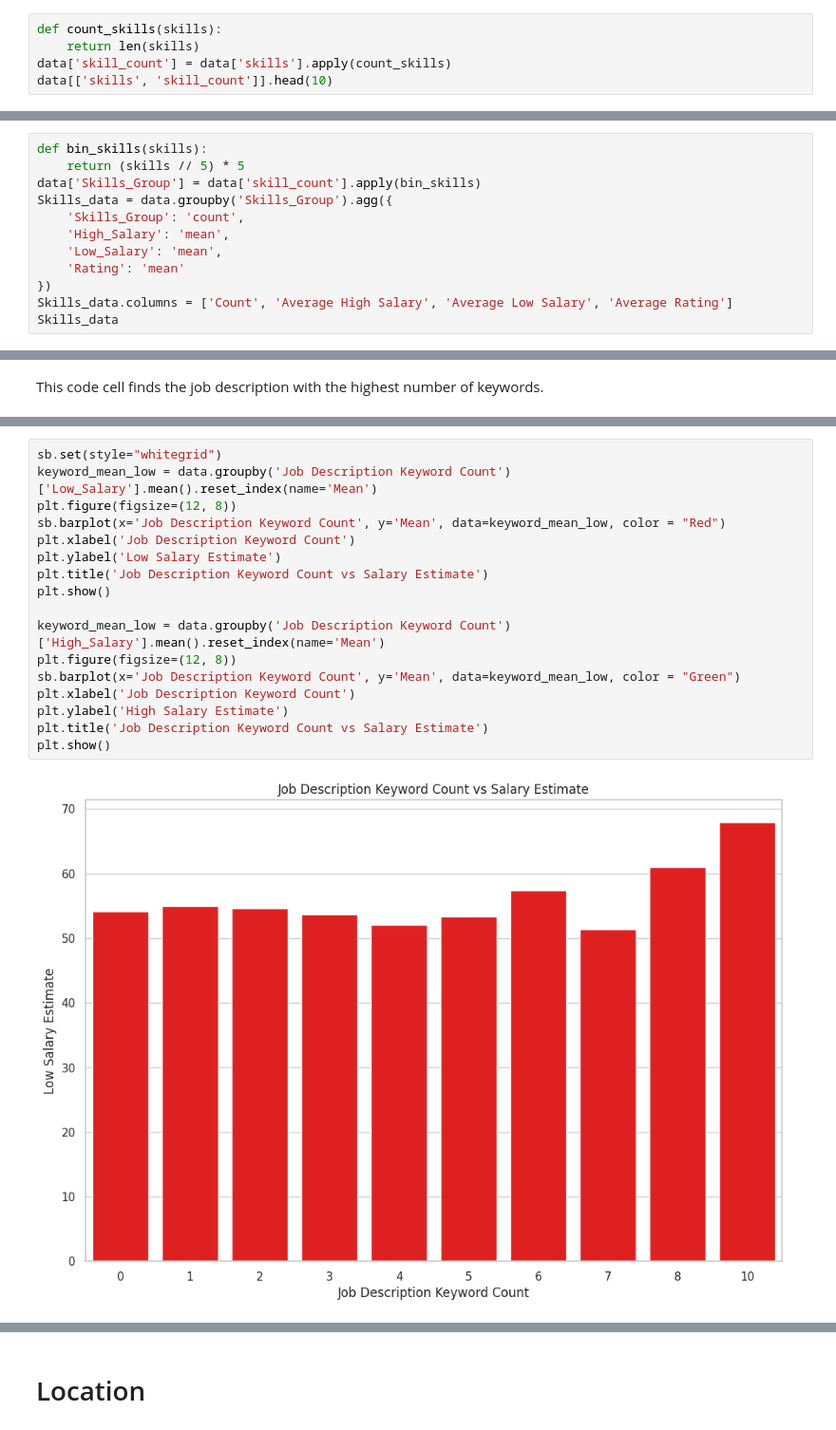
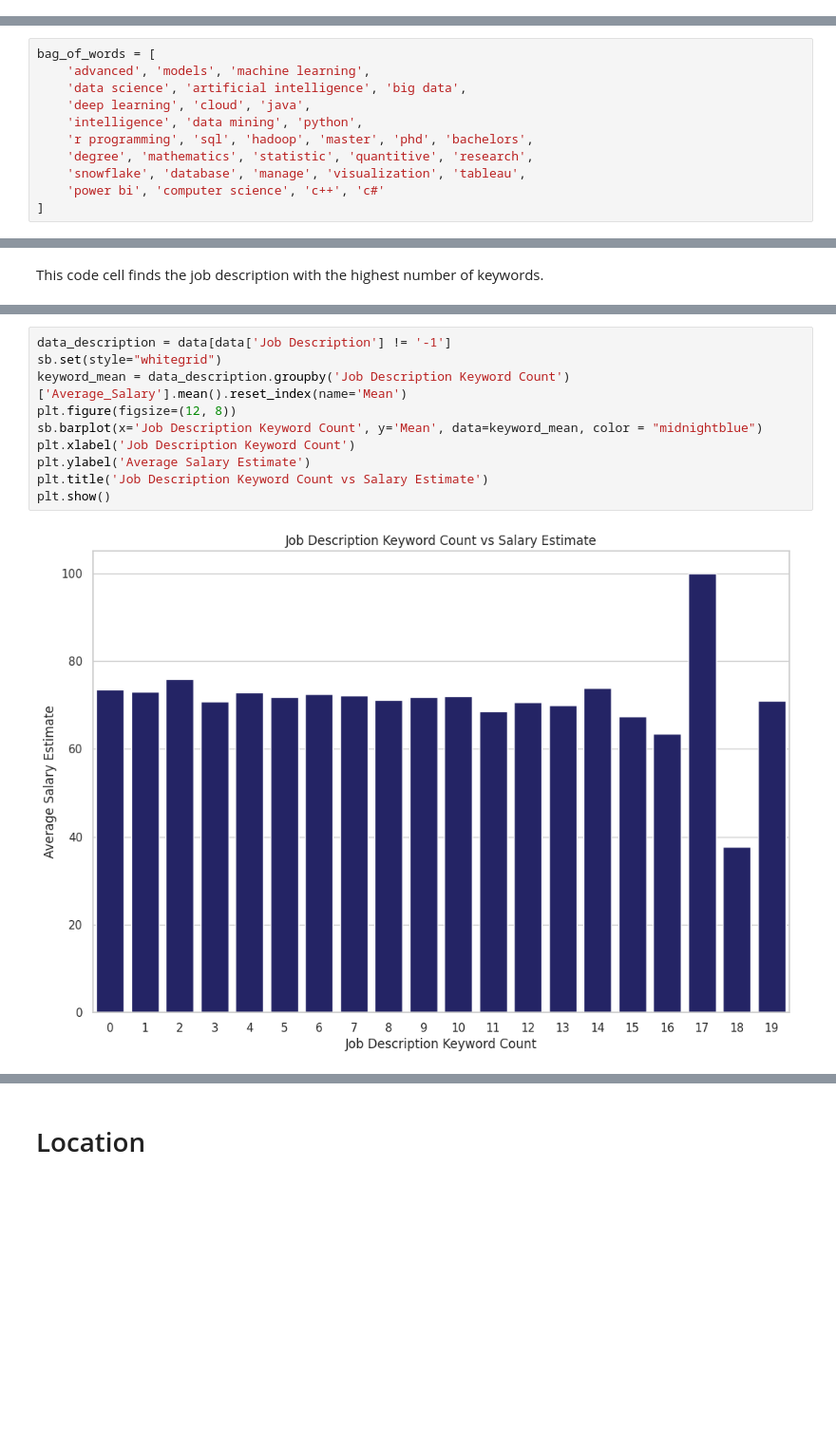
Before and after one commit to ramos453/Data_Analyst_Jobs_Analysis, a Jupyter notebook: Data_Analyst_Jobs.ipynb, the cells around one changed output, grey strips where cells are left out. Shown at 95% size. Drawn from its saved outputs; the diff is of its cells as text; blank space fills up the shorter version.

```diff
--- a/Data_Analyst_Jobs.ipynb
+++ b/Data_Analyst_Jobs.ipynb
@@ -232,5 +272,0 @@ pd.set_option('display.max_colwidth', 50)
-# %%
-def count_skills(skills):
-    return len(skills)
-data['skill_count'] = data['skills'].apply(count_skills)
-data[['skills', 'skill_count']].head(10)
@@ -258,12 +272,0 @@ array([29, 19, 21, 18, 14, 11,  5,  6, 16, 15,  9, 12, 10, 17, 13,  4,  3,
-# %%
-def bin_skills(skills):
-    return (skills // 5) * 5
-data['Skills_Group'] = data['skill_count'].apply(bin_skills)
-Skills_data = data.groupby('Skills_Group').agg({
-    'Skills_Group': 'count',
-    'High_Salary': 'mean',
-    'Low_Salary': 'mean',
-    'Rating': 'mean'
-})
-Skills_data.columns = ['Count', 'Average High Salary', 'Average Low Salary', 'Average Rating']
-Skills_data
@@ -298,3 +273,14 @@ bag_of_words = [
+# %%
+bag_of_words = [
+    'advanced', 'models', 'machine learning',
+    'data science', 'artificial intelligence', 'big data',
+    'deep learning', 'cloud', 'java',
+    'intelligence', 'data mining', 'python',
+    'r programming', 'sql', 'hadoop', 'master', 'phd', 'bachelors',
+    'degree', 'mathematics', 'statistic', 'quantitive', 'research',
+    'snowflake', 'database', 'manage', 'visualization', 'tableau',
+    'power bi', 'computer science', 'c++', 'c#'
+]
 # %% [markdown]
 The following code cell counts the number of keywords found in each job description.
 # %%
@@ -329,19 +315,12 @@ The following code cell plots the number of keywrds found in each job descriptio
 # %%
+data_description = data[data['Job Description'] != '-1']
 sb.set(style="whitegrid")
-keyword_mean_low = data.groupby('Job Description Keyword Count')['Low_Salary'].mean().reset_index(name='Mean')
+keyword_mean = data_description.groupby('Job Description Keyword Count')['Average_Salary'].mean().reset_index(name='Mean')
 plt.figure(figsize=(12, 8))
-sb.barplot(x='Job Description Keyword Count', y='Mean', data=keyword_mean_low, color = "Red")
+sb.barplot(x='Job Description Keyword Count', y='Mean', data=keyword_mean, color = "midnightblue")
 plt.xlabel('Job Description Keyword Count')
-plt.ylabel('Low Salary Estimate')
+plt.ylabel('Average Salary Estimate')
 plt.title('Job Description Keyword Count vs Salary Estimate')
 plt.show()
-
-keyword_mean_low = data.groupby('Job Description Keyword Count')['High_Salary'].mean().reset_index(name='Mean')
-plt.figure(figsize=(12, 8))
-sb.barplot(x='Job Description Keyword Count', y='Mean', data=keyword_mean_low, color = "Green")
-plt.xlabel('Job Description Keyword Count')
-plt.ylabel('High Salary Estimate')
-plt.title('Job Description Keyword Count vs Salary Estimate')
-plt.show()
 # %% [output]
-[figure, old version]
+[figure, new version]
```
Also changed, not shown: parts of 128 cells of this notebook.
